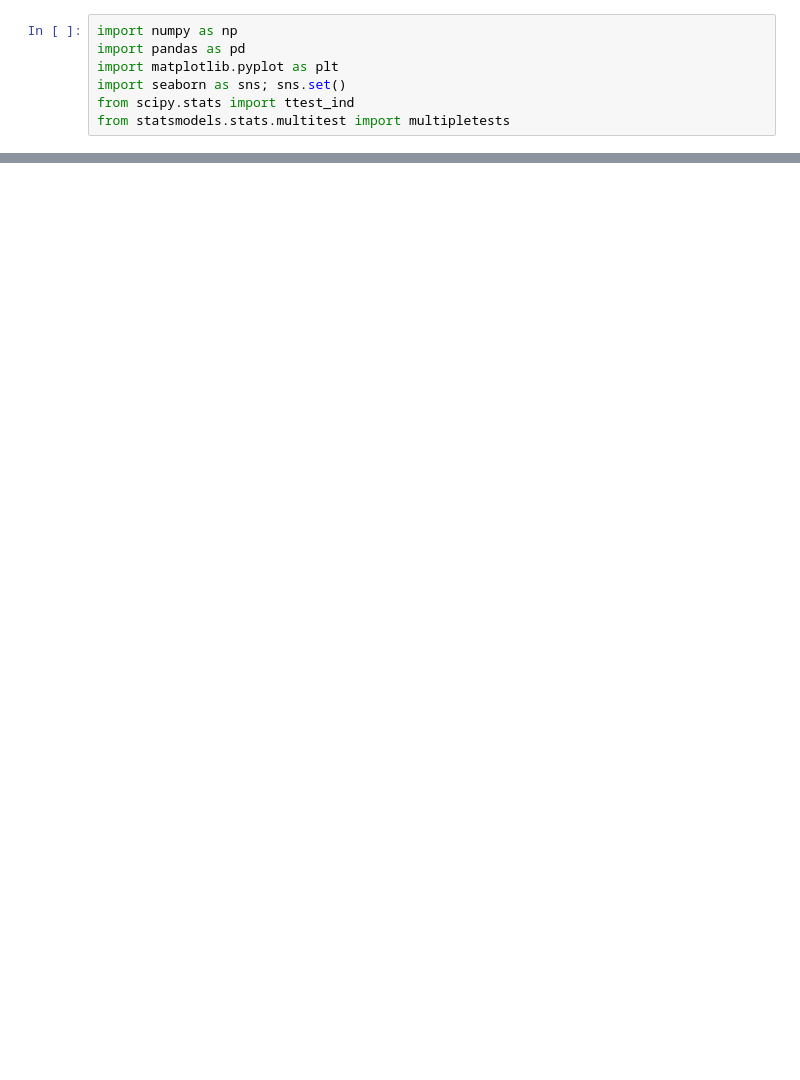
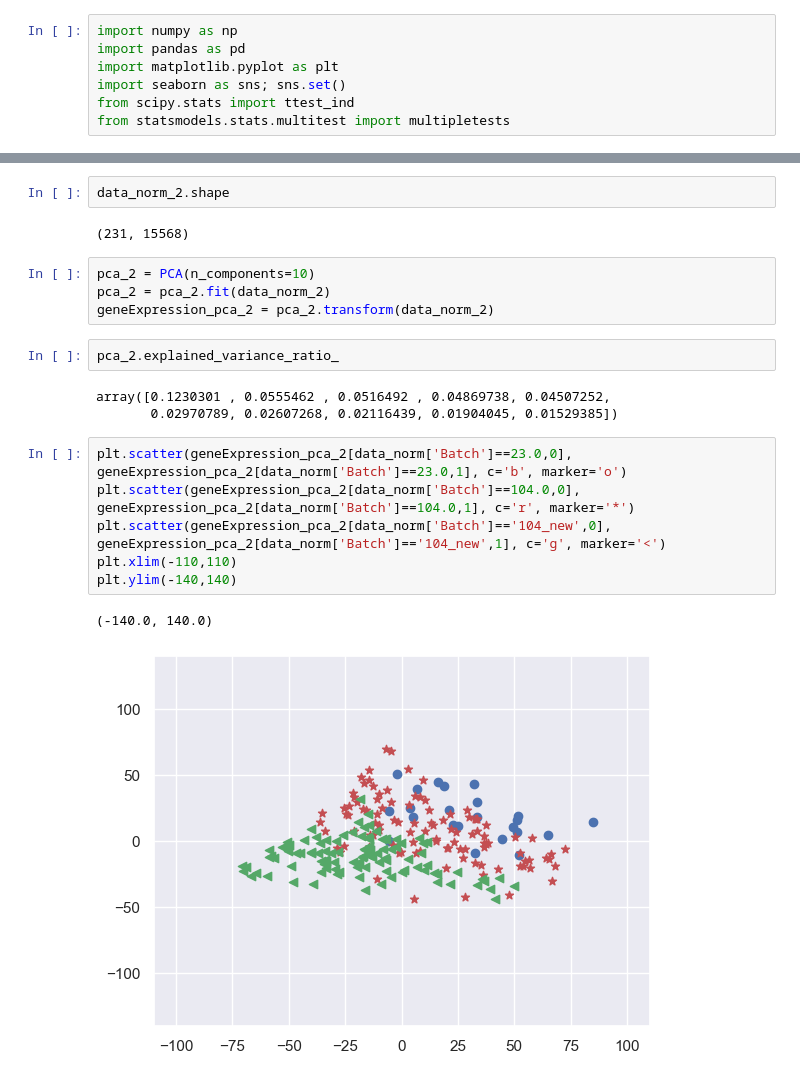
Before and after one commit to simonzzc034/Analysis_PrecisionMedDev, a Jupyter notebook: NGS/differential_expression_analysis.ipynb, the cells around one changed output, grey strips where cells are left out. Drawn from its saved outputs; the diff is of its cells as text; blank space fills up the shorter version.

```diff
--- a/NGS/differential_expression_analysis.ipynb
+++ b/NGS/differential_expression_analysis.ipynb
@@ -31,0 +118,22 @@ data_norm = data_norm.reindex(sorted(data_norm.columns), axis=1)
+# %%
+data_norm_2.shape
+# %% [output]
+(231, 15568)
+# %%
+pca_2 = PCA(n_components=10)
+pca_2 = pca_2.fit(data_norm_2)
+geneExpression_pca_2 = pca_2.transform(data_norm_2)
+# %%
+pca_2.explained_variance_ratio_
+# %% [output]
+array([0.1230301 , 0.0555462 , 0.0516492 , 0.04869738, 0.04507252,
+       0.02970789, 0.02607268, 0.02116439, 0.01904045, 0.01529385])
+# %%
+plt.scatter(geneExpression_pca_2[data_norm['Batch']==23.0,0], geneExpression_pca_2[data_norm['Batch']==23.0,1], c='b', marker='o')
+plt.scatter(geneExpression_pca_2[data_norm['Batch']==104.0,0], geneExpression_pca_2[data_norm['Batch']==104.0,1], c='r', marker='*')
+plt.scatter(geneExpression_pca_2[data_norm['Batch']=='104_new',0], geneExpression_pca_2[data_norm['Batch']=='104_new',1], c='g', marker='<')
+plt.xlim(-110,110)
+plt.ylim(-140,140)
+# %% [output]
+(-140.0, 140.0)
+[figure, added]
```
Also changed, not shown: parts of 49 cells of this notebook.
